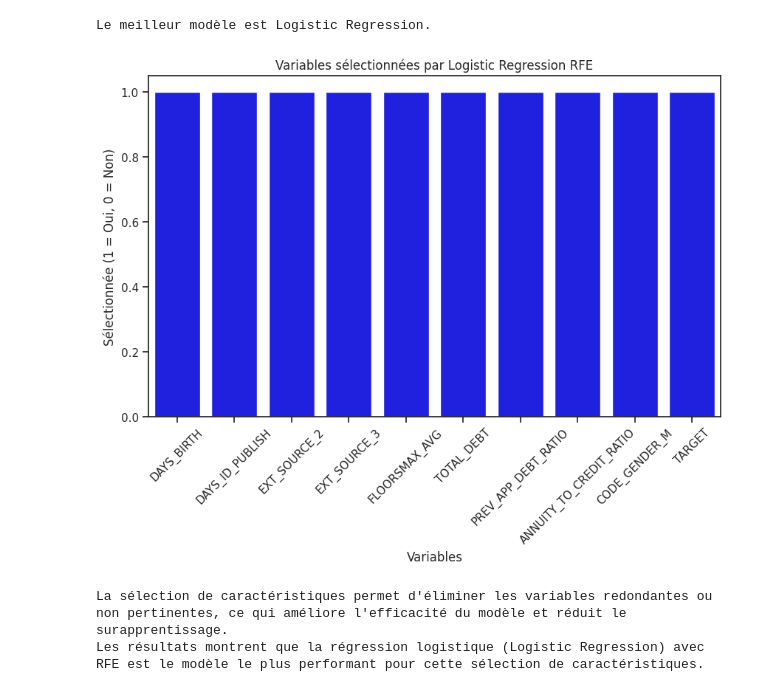
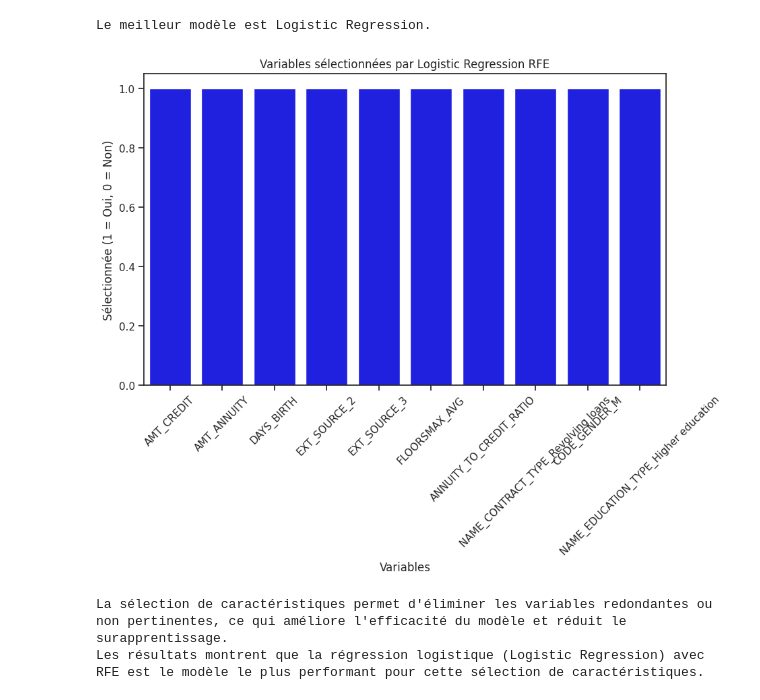
Before and after one commit to amadousysada/scoring-model, a Jupyter notebook: 02_feature_selection.ipynb, the cells around one changed output. Drawn from its saved outputs; the diff is of its cells as text; code cells hidden in the pictures.

```diff
--- a/02_feature_selection.ipynb
+++ b/02_feature_selection.ipynb
@@ -247,7 +247,7 @@ ROC AUC pour Logistic Regression avec RFE: 0.5005
 # %% [markdown]
 ## 5.2 Modèle Random Forest
 # %%
-rf = RandomForestClassifier(max_depth=6, n_estimators=10, random_state=42)
+rf = RandomForestClassifier(max_depth=10, n_estimators=10, random_state=42)
 rfe_rf = RFE(rf, n_features_to_select=10)
 rfe_rf.fit(X_train, y_train)
 
@@ -267,17 +289,17 @@ else:
 Le meilleur modèle est Logistic Regression.
 # %%
 plt.figure(figsize=(10, 6))
-sns.barplot(x= X_train.columns[rfe_rf.support_], y=rfe_rf.support_[rfe_rf.support_].astype(int), color='b')
+sns.barplot(x= X_train.columns[rfe_logreg.support_], y=rfe_logreg.support_[rfe_logreg.support_].astype(int), color='b')
 plt.title('Variables sélectionnées par Logistic Regression RFE')
 plt.xlabel('Variables')
 plt.ylabel('Sélectionnée (1 = Oui, 0 = Non)')
 plt.xticks(rotation=45)
 plt.show()
 
 # Conclusion
 print("La sélection de caractéristiques permet d'éliminer les variables redondantes ou non pertinentes, ce qui améliore l'efficacité du modèle et réduit le surapprentissage.")
 print("Les résultats montrent que la régression logistique (Logistic Regression) avec RFE est le modèle le plus performant pour cette sélection de caractéristiques.")
 # %% [output]
-[figure, old version]
+[figure, new version]
 La sélection de caractéristiques permet d'éliminer les variables redondantes ou non pertinentes, ce qui améliore l'efficacité du modèle et réduit le surapprentissage.
 Les résultats montrent que la régression logistique (Logistic Regression) avec RFE est le modèle le plus performant pour cette sélection de caractéristiques.
```
Also changed, not shown: parts of 4 cells of this notebook.
